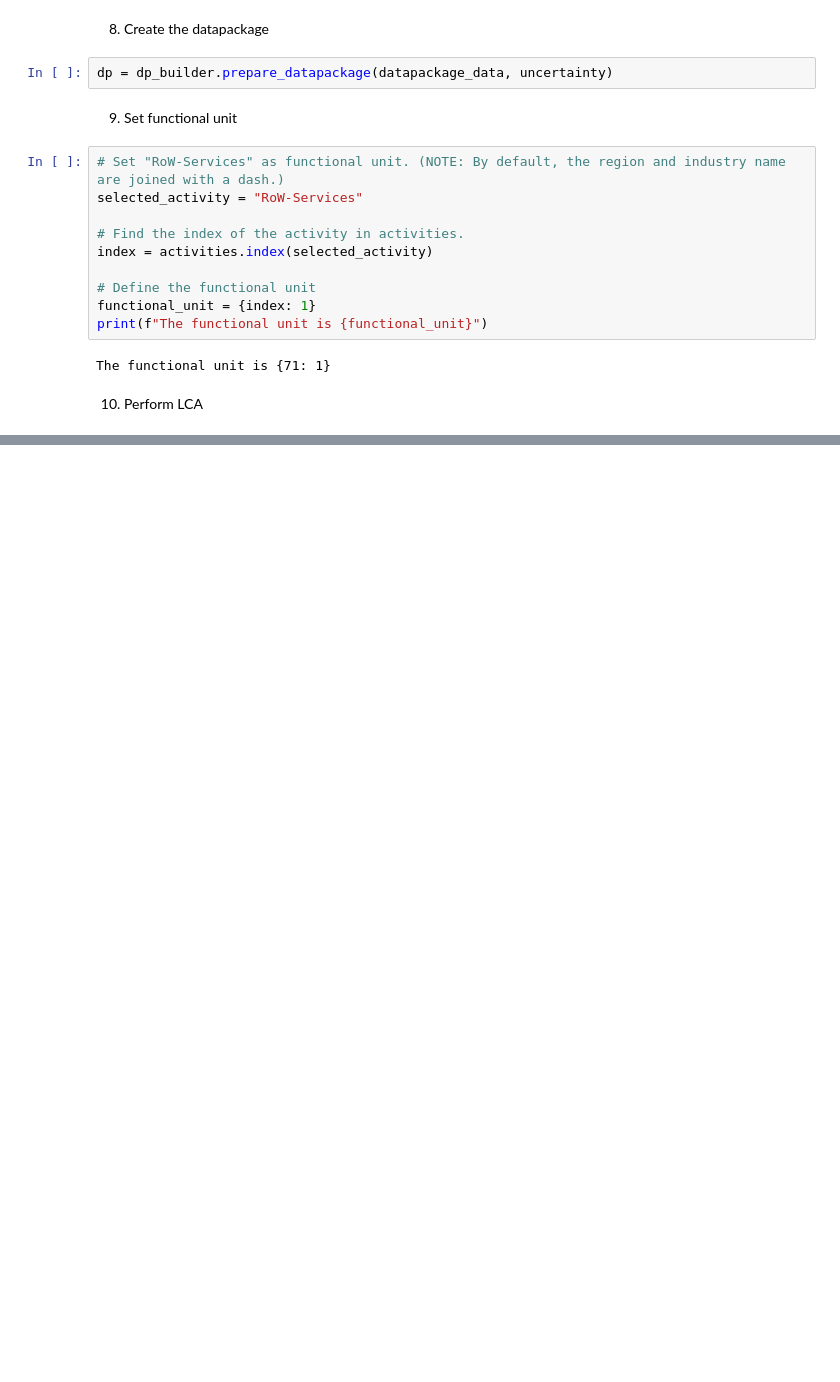
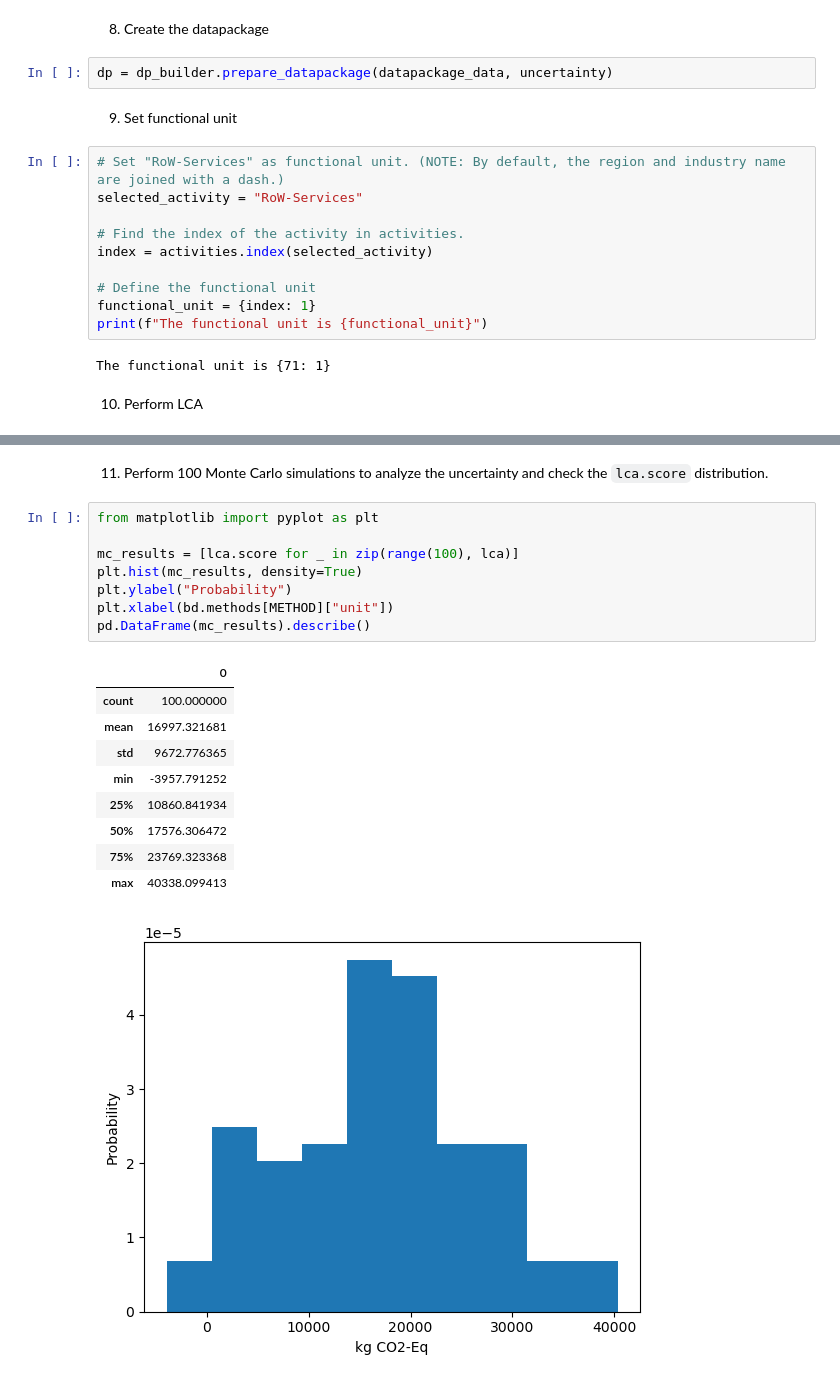
Before and after one commit to Annedrew/bamboo, a Jupyter notebook: notebooks/3.1. lca_with_uniform_uncertainty.ipynb, the cells around one changed output, grey strips where cells are left out. Saved outputs shown, nothing was run; the diff lists cells and outputs as text; blank space fills up the shorter version.

Commit message:
Add figures to notebooks.

```diff
--- a/notebooks/3.1. lca_with_uniform_uncertainty.ipynb
+++ b/notebooks/3.1. lca_with_uniform_uncertainty.ipynb
@@ -148,0 +152,21 @@ Brightway calculated lca score: RoW-Services, 8824.900772259492
+# %% [markdown]
+11. Perform 100 Monte Carlo simulations to analyze the uncertainty and check the `lca.score` distribution.
+# %%
+from matplotlib import pyplot as plt
+
+mc_results = [lca.score for _ in zip(range(100), lca)]
+plt.hist(mc_results, density=True)
+plt.ylabel("Probability")
+plt.xlabel(bd.methods[METHOD]["unit"])
+pd.DataFrame(mc_results).describe()
+# %% [output]
+|  | 0 |
+| count | 100.000000 |
+| mean | 16997.321681 |
+| std | 9672.776365 |
+| min | -3957.791252 |
+| 25% | 10860.841934 |
+| 50% | 17576.306472 |
+| 75% | 23769.323368 |
+| max | 40338.099413 |
+[figure, added]
```
Also changed, not shown: parts of 2 cells of this notebook, 2 other files.
